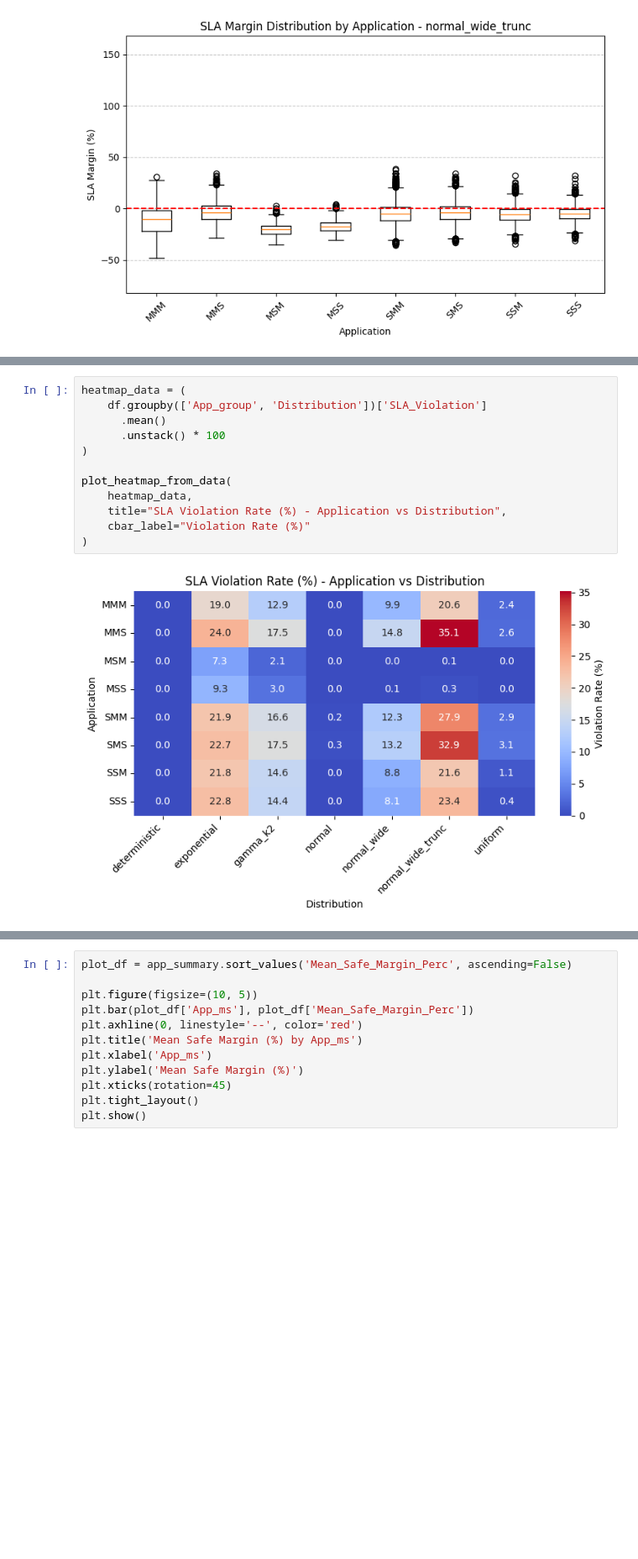
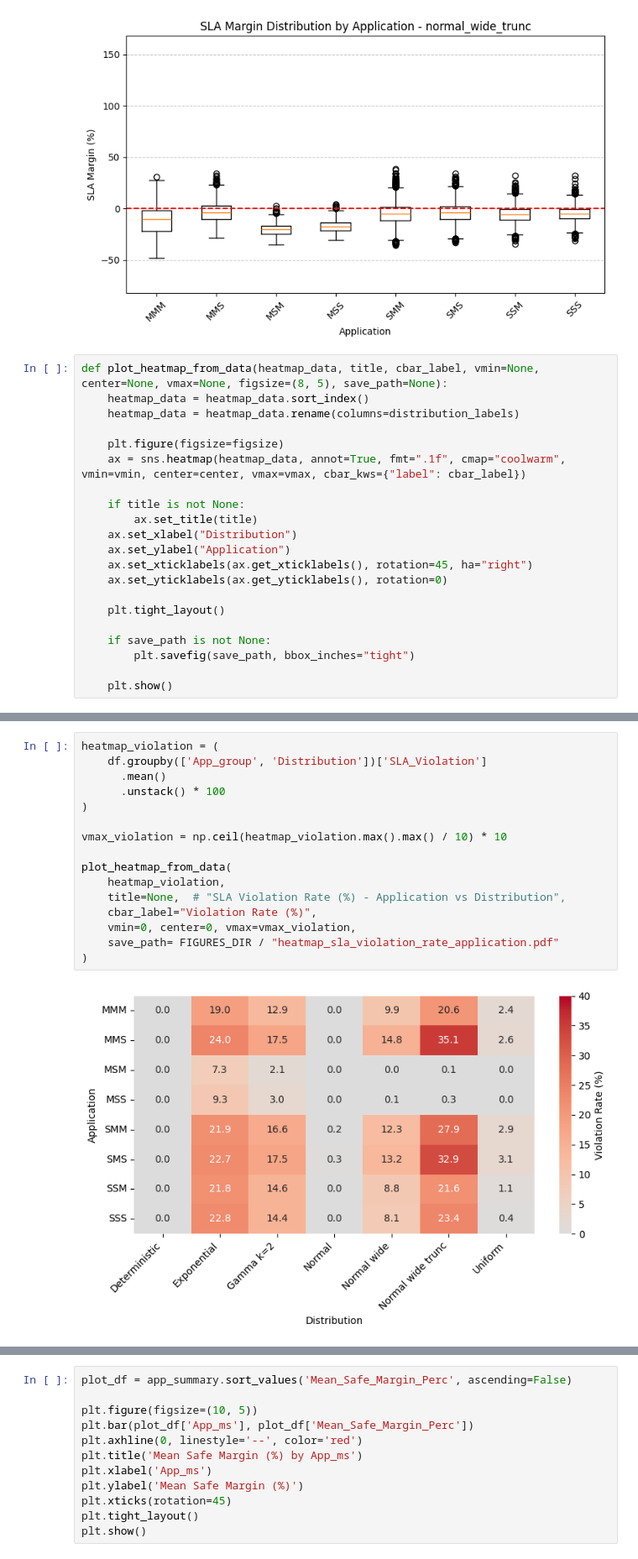
Before and after one commit to Damiano-Gilodi/EdgeSimPy, a Jupyter notebook: analysis/01_analysis_sla_worst_case.ipynb, the cells around one changed output, grey strips where cells are left out. Shown at 84% size. Saved outputs shown, nothing was run; the diff lists cells and outputs as text; blank space fills up the shorter version.

Commit message:
Refactor plot visualization

```diff
--- a/analysis/01_analysis_sla_worst_case.ipynb
+++ b/analysis/01_analysis_sla_worst_case.ipynb
@@ -581,4 +615,25 @@ for dist in ["exponential", "normal_wide_trunc"]:
 # %% [output]
 [figure]
 [figure]
+# %%
+def plot_heatmap_from_data(heatmap_data, title, cbar_label, vmin=None, center=None, vmax=None, figsize=(8, 5), save_path=None):
+    heatmap_data = heatmap_data.sort_index()
+    heatmap_data = heatmap_data.rename(columns=distribution_labels)
+
+    plt.figure(figsize=figsize)
+    ax = sns.heatmap(heatmap_data, annot=True, fmt=".1f", cmap="coolwarm", vmin=vmin, center=center, vmax=vmax, cbar_kws={"label": cbar_label})
+
+    if title is not None:
+        ax.set_title(title)
+    ax.set_xlabel("Distribution")
+    ax.set_ylabel("Application")
+    ax.set_xticklabels(ax.get_xticklabels(), rotation=45, ha="right")
+    ax.set_yticklabels(ax.get_yticklabels(), rotation=0)
+
+    plt.tight_layout()
+
+    if save_path is not None:
+        plt.savefig(save_path, bbox_inches="tight")
+
+    plt.show()
 # %%
@@ -611,14 +673,18 @@ plot_heatmap_from_data(
 # %%
-heatmap_data = (
+heatmap_violation = (
     df.groupby(['App_group', 'Distribution'])['SLA_Violation']
       .mean()
       .unstack() * 100
 )
 
+vmax_violation = np.ceil(heatmap_violation.max().max() / 10) * 10
+
 plot_heatmap_from_data(
-    heatmap_data,
-    title="SLA Violation Rate (%) - Application vs Distribution",
-    cbar_label="Violation Rate (%)"
+    heatmap_violation,
+    title=None,  # "SLA Violation Rate (%) - Application vs Distribution",
+    cbar_label="Violation Rate (%)",
+    vmin=0, center=0, vmax=vmax_violation,
+    save_path= FIGURES_DIR / "heatmap_sla_violation_rate_application.pdf"
 )
 # %% [output]
-[figure, old version]
+[figure, new version]
```
Also changed, not shown: parts of 7 cells of this notebook, 4 other files.
